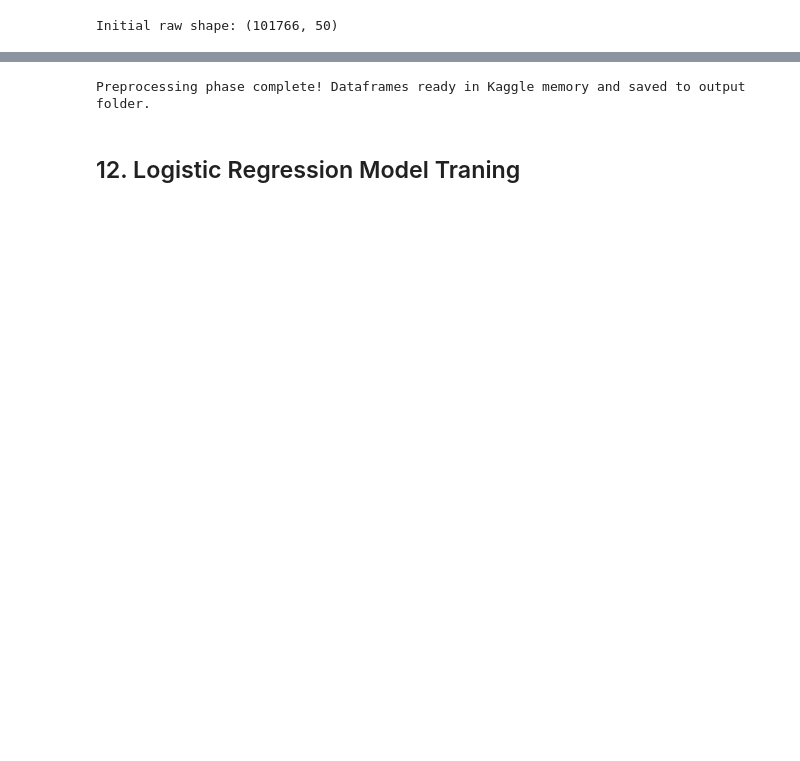
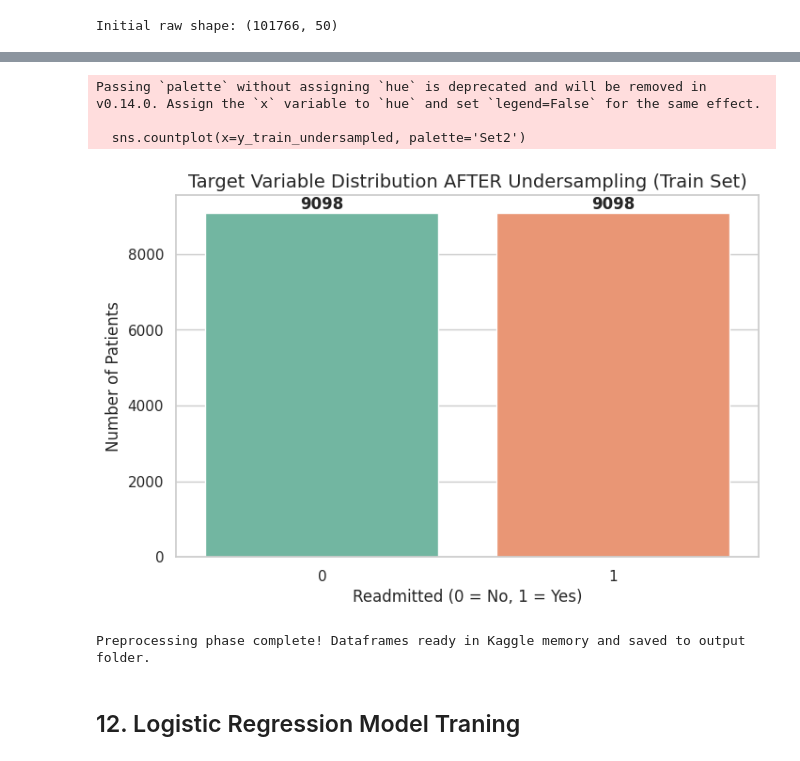
Before and after one commit to Malith-Kanishka/2026-AI-21-Diabetes, a Jupyter notebook: 2026-ai-21-diabete.ipynb, the cells around one changed output, grey strips where cells are left out. Cells and saved outputs as stored; diff of their text form; code cells hidden in the pictures; blank space fills up the shorter version.

```diff
--- a/2026-ai-21-diabete.ipynb
+++ b/2026-ai-21-diabete.ipynb
@@ -409,0 +849,10 @@ for col in ['diag_1', 'diag_2', 'diag_3']:
+# %%
+import gc
+
+# Drop ID and non-predictive high-cardinality columns that blow up OneHotEncoder
+id_cols_to_remove = ['encounter_id', 'patient_nbr', 'weight', 'payer_code', 'medical_specialty']
+
+X_train = X_train.drop(columns=[c for c in id_cols_to_remove if c in X_train.columns])
+X_test = X_test.drop(columns=[c for c in id_cols_to_remove if c in X_test.columns])
+
+gc.collect()
@@ -474,0 +923,17 @@ Name: count, dtype: int64
+# %%
+# =============================================================================
+#  CLASS IMBALANCE HANDLING (Undersampling)
+# =============================================================================
+
+from imblearn.under_sampling import RandomUnderSampler
+
+rus = RandomUnderSampler(random_state=42)
+X_train_undersampled, y_train_undersampled = rus.fit_resample(X_train_clean, y_train)
+
+print("\nTarget distribution BEFORE UNDERSAMPLING:")
+print(y_train.value_counts(normalize=True))
+
+print("\nTarget distribution AFTER UNDERSAMPLING:")
+print(pd.Series(y_train_undersampled).value_counts())
+
+gc.collect()
@@ -475 +953,24 @@ Name: count, dtype: int64
+# %%
+import matplotlib.pyplot as plt
+import seaborn as sns
+import pandas as pd
+
+# Visualize the distribution after undersampling
+plt.figure(figsize=(8, 5))
+sns.countplot(x=y_train_undersampled, palette='Set2')
+plt.title('Target Variable Distribution AFTER Undersampling (Train Set)', fontsize=14)
+plt.xlabel('Readmitted (0 = No, 1 = Yes)', fontsize=12)
+plt.ylabel('Number of Patients', fontsize=12)
+
+# Add counts on top of bars
+counts = pd.Series(y_train_undersampled).value_counts()
+for i, count in enumerate(counts):
+    plt.text(i, count + 100, str(count), ha='center', fontsize=12, fontweight='bold')
+
+plt.show()
+# %% [output]
+Passing `palette` without assigning `hue` is deprecated and will be removed in v0.14.0. Assign the `x` variable to `hue` and set `legend=False` for the same effect.
+
+  sns.countplot(x=y_train_undersampled, palette='Set2')
+[figure, added]
 # %%
```
Also changed, not shown: parts of 47 cells of this notebook.
